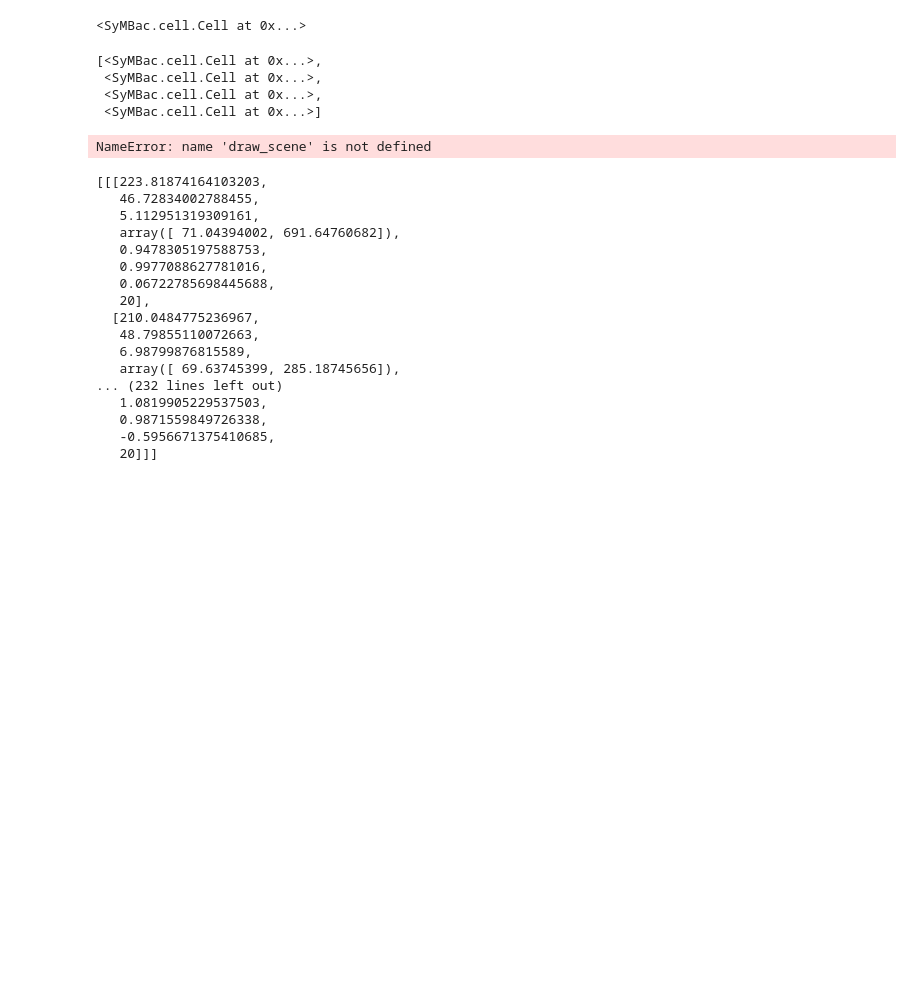
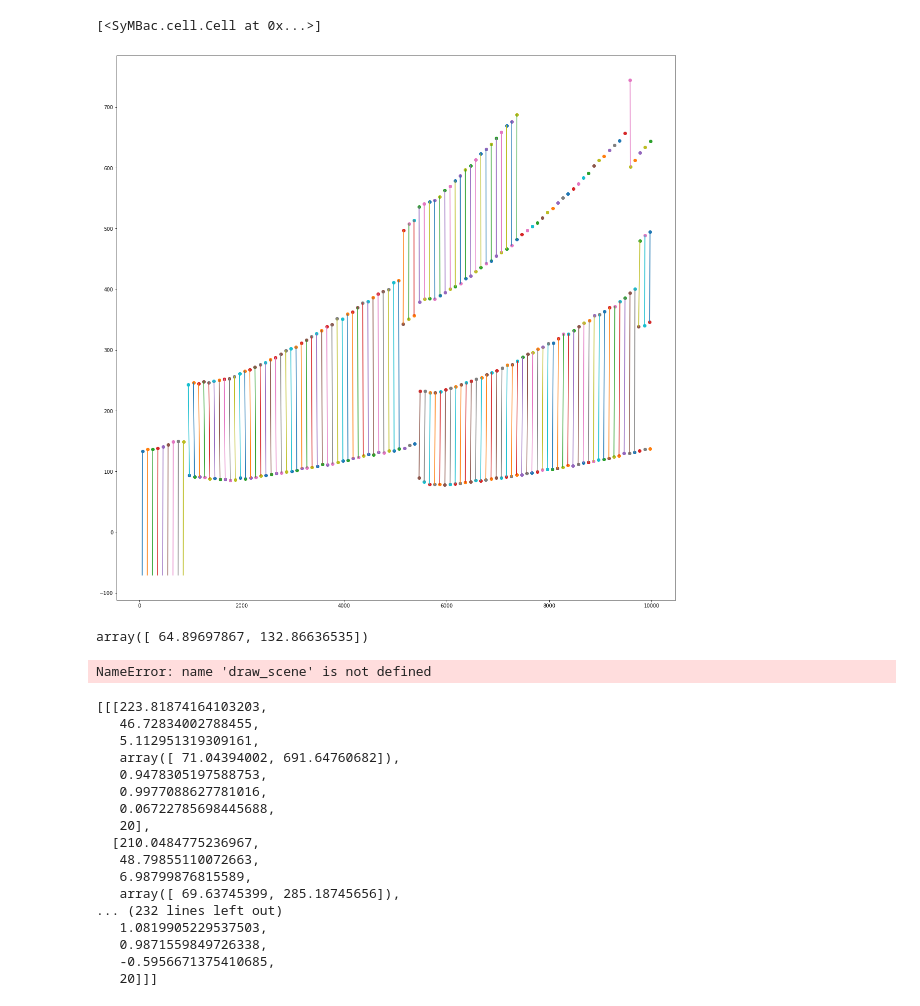
Before and after one commit to georgeoshardo/SyMBac, a Jupyter notebook: examples/docs_notebooks/run_simulation.ipynb, the cells around one changed output. Cells and saved outputs as stored; diff of their text form; code cells hidden in the pictures; blank space fills up the shorter version.

Commit message:
add daughter attribute

```diff
--- a/examples/docs_notebooks/run_simulation.ipynb
+++ b/examples/docs_notebooks/run_simulation.ipynb
@@ -5,7 +5,7 @@ from SyMBac.general_drawing import generate_curve_props, gen_cell_props_for_draw
 resize_amount = 3
 pix_mic_conv = 0.0655 ##0.108379937 micron/pix for 60x, 0.0655 for 100x
 scale = pix_mic_conv / resize_amount
-sim_length = 10
+sim_length = 100
 # %%
 cell_timeseries, space = run_simulation(
     trench_length=15,
@@ -20,17 +20,27 @@ cell_timeseries, space = run_simulation(
     width_var = 0.3,
     save_dir="/tmp/"
 ) # growth phase
-# %%
-cell_timeseries[-1][0].parent.parent.parent.parent
-# %% [output]
-<SyMBac.cell.Cell at 0x...>
+# %%
+[x.daughter for x in cell_timeseries[0]]
+# %% [output]
+[<SyMBac.cell.Cell at 0x...>]
 # %%
-cell_timeseries[0]
+import matplotlib.pyplot as plt
+plt.figure(figsize=(20,20))
+for t, time in enumerate(cell_timeseries):
+    for cell in time:
+        if cell.daughter:
+            x_pos, y_pos = cell.get_centroid()
+            d_x_pos, d_y_pos = cell.daughter.get_centroid()
+            plt.plot([x_pos+t*100, d_x_pos+t*100], [y_pos, d_y_pos])
+        x_pos, y_pos = cell.get_centroid()
+        plt.scatter(x_pos+t*100, y_pos)
 # %% [output]
-[<SyMBac.cell.Cell at 0x...>,
- <SyMBac.cell.Cell at 0x...>,
- <SyMBac.cell.Cell at 0x...>,
- <SyMBac.cell.Cell at 0x...>]
+[figure, added]
+# %%
+cell_timeseries[0][0].get_centroid()
+# %% [output]
+array([ 64.89697867, 132.86636535])
 # %%
 main_segments = get_trench_segments(space)
 ID_props = generate_curve_props(cell_timeseries)
```
Also changed, not shown: 2 other files.
